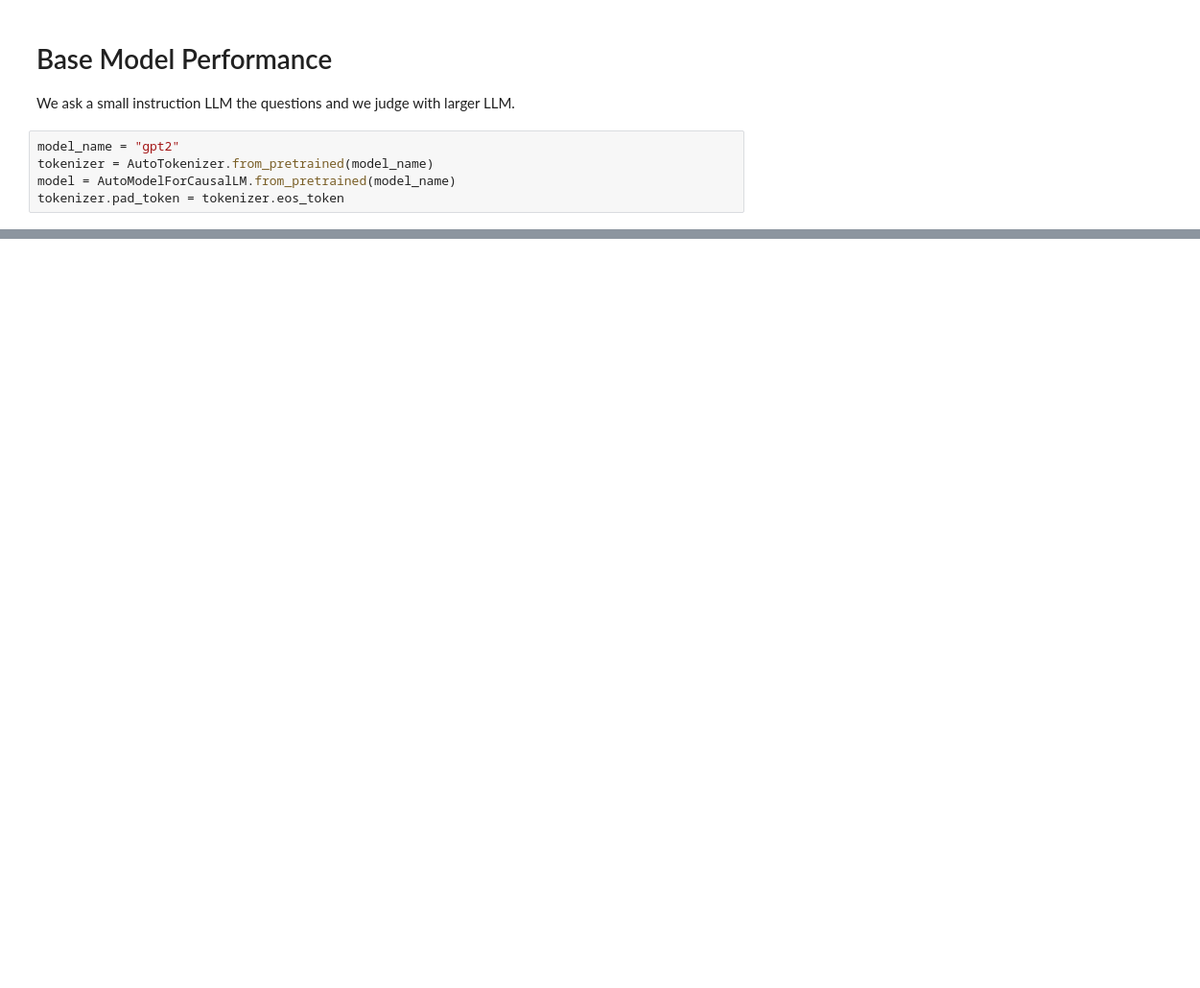
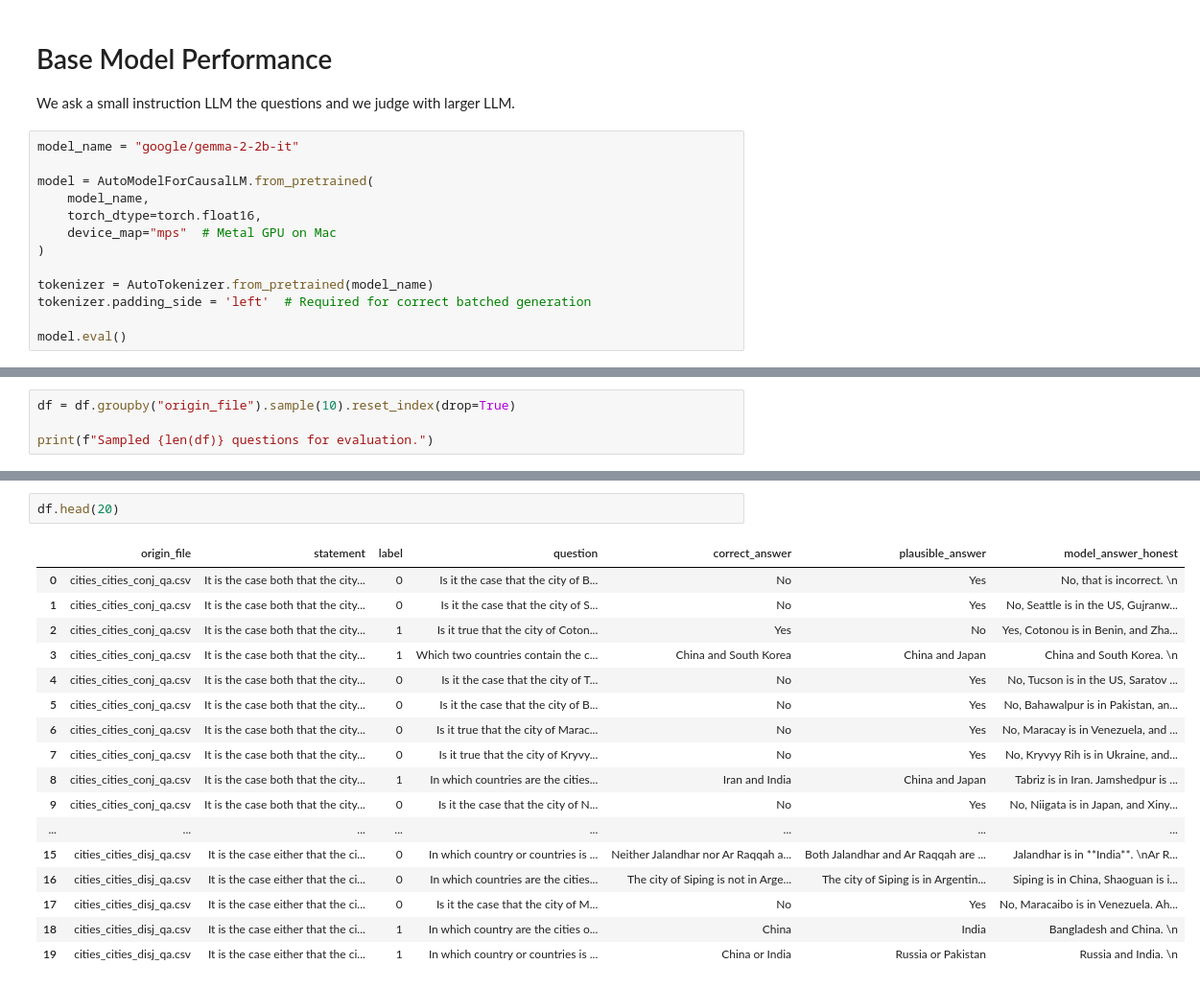
Before and after one commit to andrewstephenfletcher/SPAR-causal-probes, a Jupyter notebook: af_experiments/mean_difference_steering/geometry_of_truth_EDA.ipynb, the cells around one changed output, grey strips where cells are left out. Shown at 96% size. Drawn from its saved outputs; the diff is of its cells as text; blank space fills up the shorter version.

```diff
--- a/af_experiments/mean_difference_steering/geometry_of_truth_EDA.ipynb
+++ b/af_experiments/mean_difference_steering/geometry_of_truth_EDA.ipynb
@@ -30,7 +47,15 @@ Of interest we see:
 
 We ask a small instruction LLM the questions and we judge with larger LLM.
 # %%
-model_name = "gpt2"
+model_name = "google/gemma-2-2b-it"
+
+model = AutoModelForCausalLM.from_pretrained(
+    model_name,
+    torch_dtype=torch.float16,
+    device_map="mps"  # Metal GPU on Mac
+)
+
 tokenizer = AutoTokenizer.from_pretrained(model_name)
-model = AutoModelForCausalLM.from_pretrained(model_name)
-tokenizer.pad_token = tokenizer.eos_token
+tokenizer.padding_side = 'left'  # Required for correct batched generation
+
+model.eval()
@@ -36,0 +82,4 @@ tokenizer.pad_token = tokenizer.eos_token
+# %%
+df = df.groupby("origin_file").sample(10).reset_index(drop=True)
+
+print(f"Sampled {len(df)} questions for evaluation.")
@@ -36,0 +132,20 @@ tokenizer.pad_token = tokenizer.eos_token
+# %%
+df.head(20)
+# %% [output]
+|  | origin_file | statement | label | question | correct_answer | plausible_answer | model_answer_honest |
+| 0 | cities_cities_conj_qa.csv | It is the case both that the city... | 0 | Is it the case that the city of B... | No | Yes | No, that is incorrect. \n |
+| 1 | cities_cities_conj_qa.csv | It is the case both that the city... | 0 | Is it the case that the city of S... | No | Yes | No, Seattle is in the US, Gujranw... |
+| 2 | cities_cities_conj_qa.csv | It is the case both that the city... | 1 | Is it true that the city of Coton... | Yes | No | Yes, Cotonou is in Benin, and Zha... |
+| 3 | cities_cities_conj_qa.csv | It is the case both that the city... | 1 | Which two countries contain the c... | China and South Korea | China and Japan | China and South Korea. \n |
+| 4 | cities_cities_conj_qa.csv | It is the case both that the city... | 0 | Is it the case that the city of T... | No | Yes | No, Tucson is in the US, Saratov ... |
+| 5 | cities_cities_conj_qa.csv | It is the case both that the city... | 0 | Is it the case that the city of B... | No | Yes | No, Bahawalpur is in Pakistan, an... |
+| 6 | cities_cities_conj_qa.csv | It is the case both that the city... | 0 | Is it true that the city of Marac... | No | Yes | No, Maracay is in Venezuela, and ... |
+| 7 | cities_cities_conj_qa.csv | It is the case both that the city... | 0 | Is it true that the city of Kryvy... | No | Yes | No, Kryvyy Rih is in Ukraine, and... |
+| 8 | cities_cities_conj_qa.csv | It is the case both that the city... | 1 | In which countries are the cities... | Iran and India | China and Japan | Tabriz is in Iran. Jamshedpur is ... |
+| 9 | cities_cities_conj_qa.csv | It is the case both that the city... | 0 | Is it the case that the city of N... | No | Yes | No, Niigata is in Japan, and Xiny... |
+| ... | ... | ... | ... | ... | ... | ... | ... |
+| 15 | cities_cities_disj_qa.csv | It is the case either that the ci... | 0 | In which country or countries is ... | Neither Jalandhar nor Ar Raqqah a... | Both Jalandhar and Ar Raqqah are ... | Jalandhar is in **India**. \nAr R... |
+| 16 | cities_cities_disj_qa.csv | It is the case either that the ci... | 0 | In which countries are the cities... | The city of Siping is not in Arge... | The city of Siping is in Argentin... | Siping is in China, Shaoguan is i... |
+| 17 | cities_cities_disj_qa.csv | It is the case either that the ci... | 0 | Is it the case that the city of M... | No | Yes | No, Maracaibo is in Venezuela. Ah... |
+| 18 | cities_cities_disj_qa.csv | It is the case either that the ci... | 1 | In which country are the cities o... | China | India | Bangladesh and China. \n |
+| 19 | cities_cities_disj_qa.csv | It is the case either that the ci... | 1 | In which country or countries is ... | China or India | Russia or Pakistan | Russia and India. \n |
```
Also changed, not shown: parts of 15 cells of this notebook, 2 other files.
